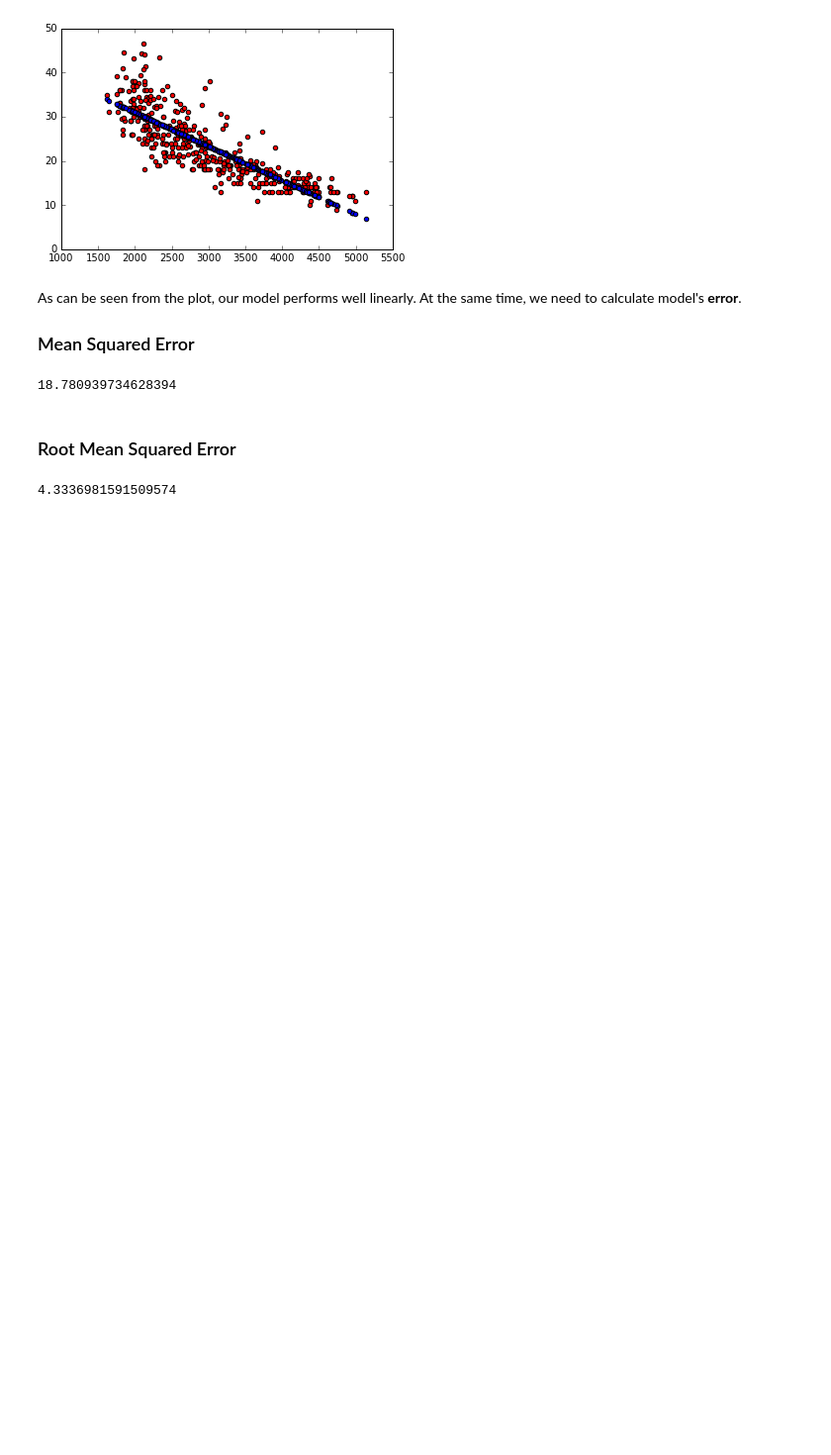
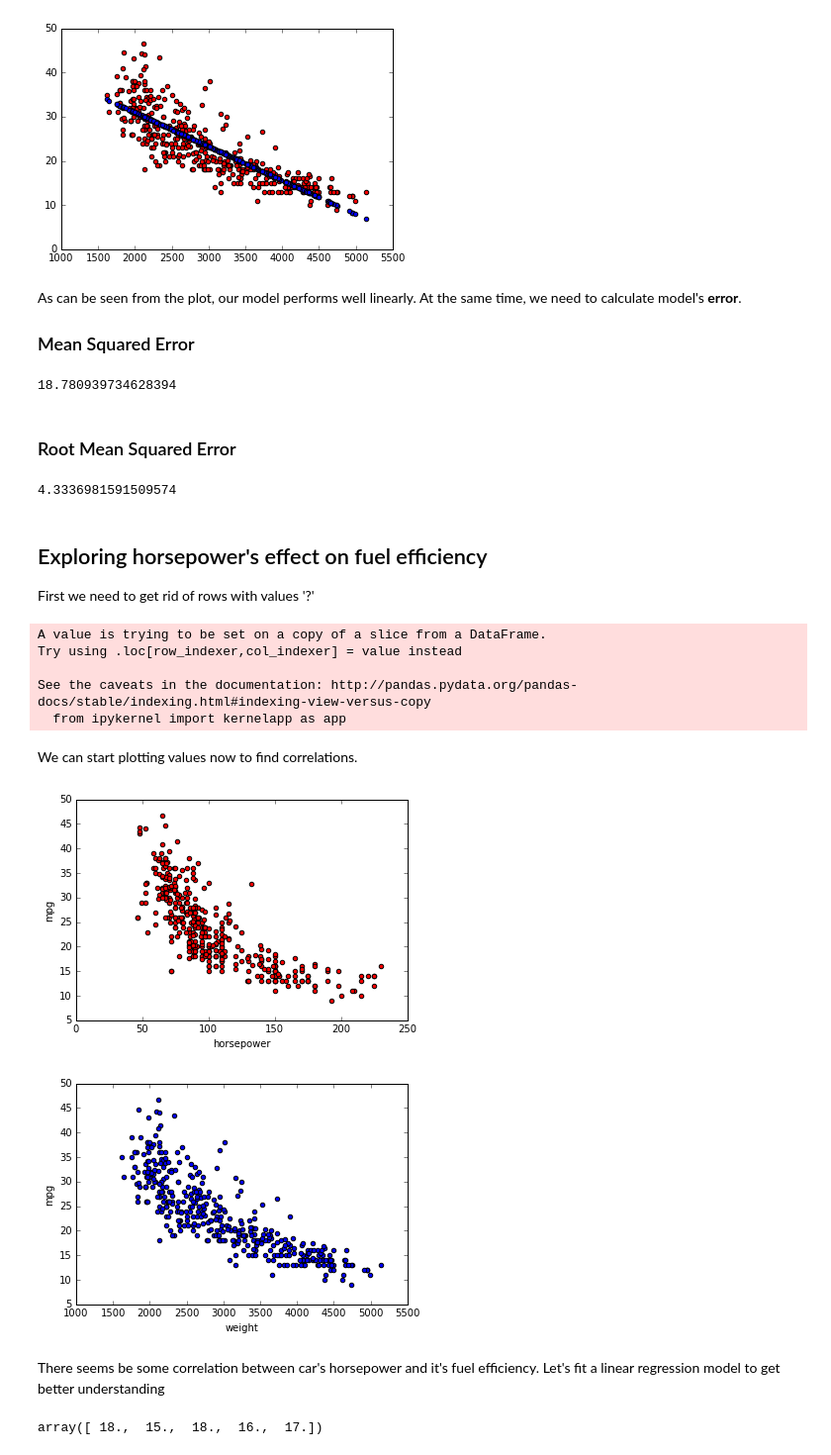
Before and after one commit to aniruddhabarapatre/Dataquest, a Jupyter notebook: ML1_Auto.ipynb, the cells around one changed output. Shown: that part at 99% size. Saved outputs shown, nothing was run; the diff lists cells and outputs as text; code cells hidden in the pictures; blank space fills up the shorter version.

Commit message:
Prediction analysis for horsepower

```diff
--- a/ML1_Auto.ipynb
+++ b/ML1_Auto.ipynb
@@ -89,3 +89,36 @@ rmse = mse ** (1/2)
 rmse
 # %% [output]
 4.3336981591509574
+# %% [markdown]
+## Exploring horsepower's effect on fuel efficiency
+
+First we need to get rid of rows with values '?'
+# %%
+filtered_cars = cars[cars['horsepower'] != '?']
+filtered_cars['horsepower'] = filtered_cars['horsepower'].astype('float')
+# %% [output]
+A value is trying to be set on a copy of a slice from a DataFrame.
+Try using .loc[row_indexer,col_indexer] = value instead
+
+See the caveats in the documentation: http://pandas.pydata.org/pandas-docs/stable/indexing.html#indexing-view-versus-copy
+  from ipykernel import kernelapp as app
+# %% [markdown]
+We can start plotting values now to find correlations.
+# %%
+filtered_cars.plot('horsepower', 'mpg', kind='scatter', c='red')
+filtered_cars.plot('weight', 'mpg', kind='scatter', c='blue')
+plt.show()
+# %% [output]
+[figure, added]
+[figure, added]
+# %% [markdown]
+There seems be some correlation between car's horsepower and it's fuel efficiency. Let's fit a linear regression model to get better understanding
+# %%
+lr = LinearRegression()
+lr.fit(filtered_cars[["horsepower"]], filtered_cars[["mpg"]])
+
+predictions = lr.predict(filtered_cars[["horsepower"]])
+predictions[0:5]
+filtered_cars["mpg"][0:5].values
+# %% [output]
+array([ 18.,  15.,  18.,  16.,  17.])
```
Also changed, not shown: parts of 3 cells of this notebook.
